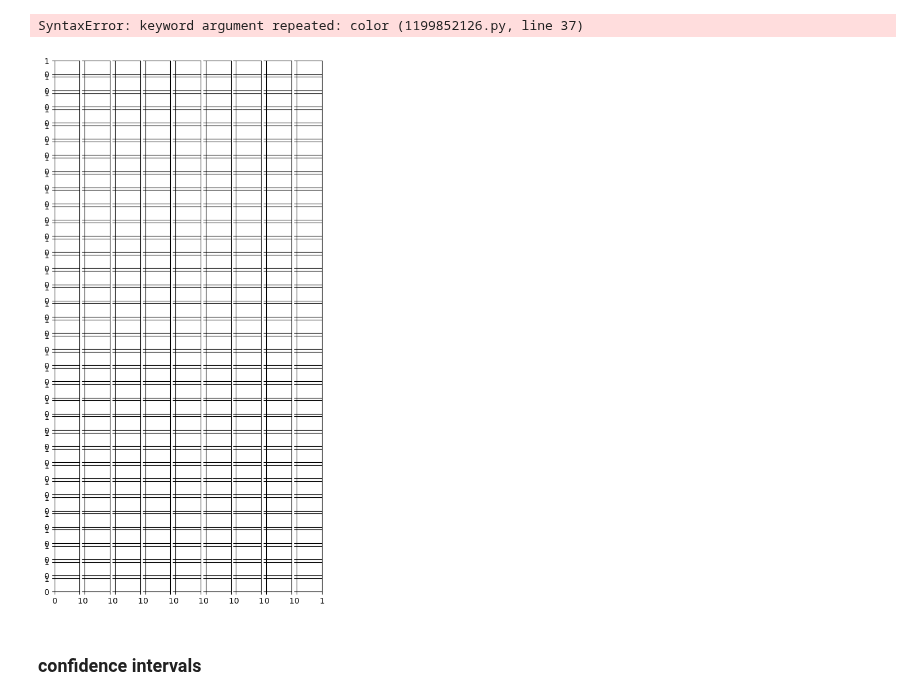
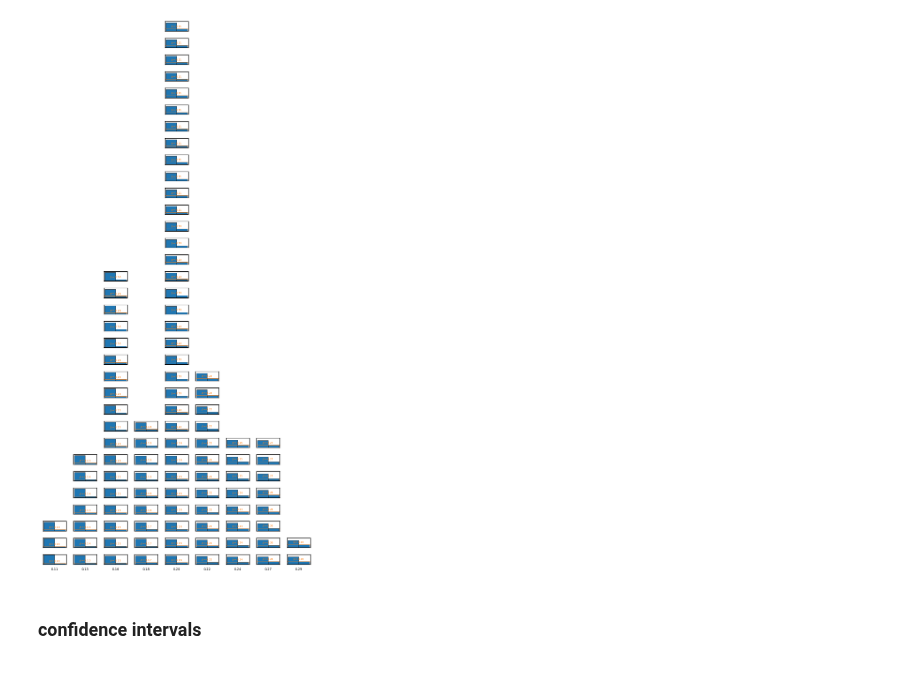
Before and after one commit to alexanderthclark/Stats1101, a Jupyter notebook: helpers/confidenceIntervalHelper.ipynb, the cells around one changed output. Cells and saved outputs as stored; diff of their text form; code cells hidden in the pictures.

```diff
--- a/helpers/confidenceIntervalHelper.ipynb
+++ b/helpers/confidenceIntervalHelper.ipynb
@@ -76,36 +76,36 @@ for i in range(n_cats):
         for ax in col:
             ax.axis('off')
 
     else:
         for k, sample in enumerate(samples):
             ax = col[-1-k]
             histogram(sample,
                       ax=ax,
                       class_intervals = [-0.5,0.5,1.5],
                       show=False,
                      lw=0.4)
             phat = np.mean(sample)
-            ax.axhline(phat, color = 'C1', color = 0.4)
+            ax.axhline(phat, color = 'C1', lw = 0.4)
             ax.set_xticks([])
             ax.set_yticks([])
             ax.text(0.5,phat,
                    s = r'$\hat{p}=$'+f"{phat:.2f}",
                    ha = 'center',
                    va = 'bottom',
                    color = 'C1',
                    size = 4)
 
         # remove axes the continue up within the column
         for l in range(k+1,len(col)):
             ax = col[-1-l]
             ax.axis('off')
 
 
 plt.tight_layout()
 plt.savefig("../book/images/bernoulliCLT.svg", transparent=True)
+plt.savefig("../book/images/bernoulliCLT.pdf", transparent=True)
 # %% [output]
-SyntaxError: keyword argument repeated: color (1199852126.py, line 37)
-[figure, old version]
+[figure, new version]
 # %% [markdown]
 ### confidence intervals
 # %%
```
Also changed, not shown: parts of 4 cells of this notebook, 28 other files.
